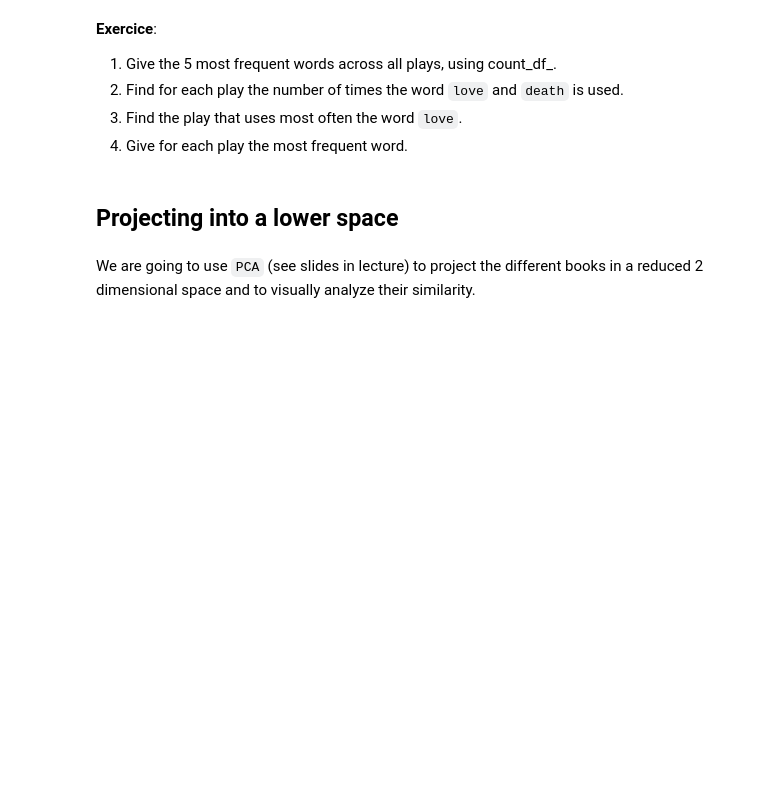
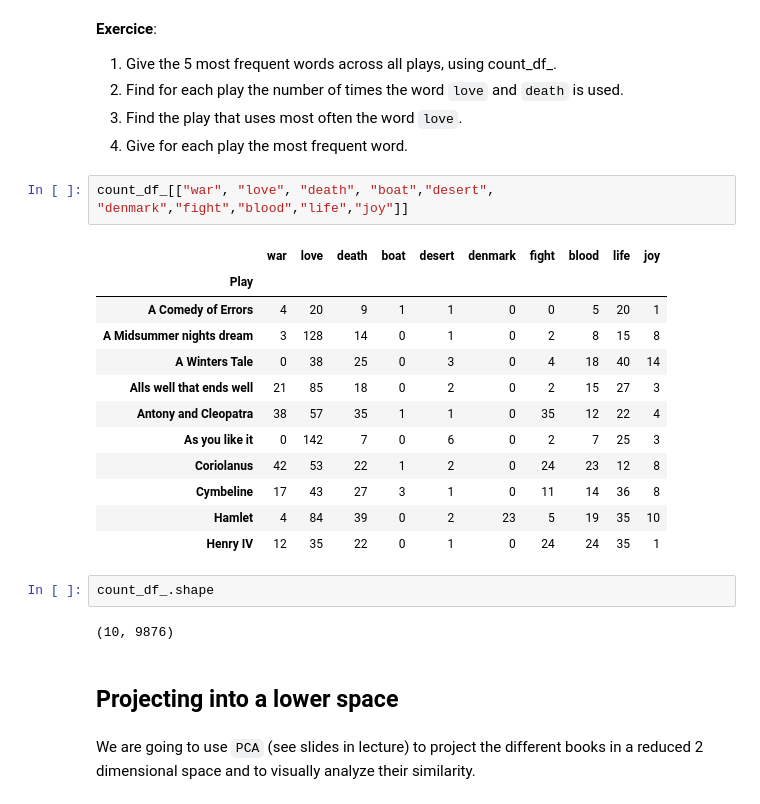
Before and after one commit to py4SHS/nlp, a Jupyter notebook: lab/lab.ipynb, the cells around one changed output. Saved outputs shown, nothing was run; the diff lists cells and outputs as text; blank space fills up the shorter version.

```diff
--- a/lab/lab.ipynb
+++ b/lab/lab.ipynb
@@ -93,6 +217,25 @@ count_df = count_df_.merge(df, left_index=True, right_on="Play")
 2. Find for each play the number of times the word `love` and `death` is used.
 3. Find the play that uses most often the word `love`.
 5. Give for each play the most frequent word.
+# %%
+count_df_[["war", "love", "death", "boat","desert", "denmark","fight","blood","life","joy"]]
+# %% [output]
+|  | war | love | death | boat | desert | denmark | fight | blood | life | joy |
+| Play |  |  |  |  |  |  |  |  |  |  |
+| A Comedy of Errors | 4 | 20 | 9 | 1 | 1 | 0 | 0 | 5 | 20 | 1 |
+| A Midsummer nights dream | 3 | 128 | 14 | 0 | 1 | 0 | 2 | 8 | 15 | 8 |
+| A Winters Tale | 0 | 38 | 25 | 0 | 3 | 0 | 4 | 18 | 40 | 14 |
+| Alls well that ends well | 21 | 85 | 18 | 0 | 2 | 0 | 2 | 15 | 27 | 3 |
+| Antony and Cleopatra | 38 | 57 | 35 | 1 | 1 | 0 | 35 | 12 | 22 | 4 |
+| As you like it | 0 | 142 | 7 | 0 | 6 | 0 | 2 | 7 | 25 | 3 |
+| Coriolanus | 42 | 53 | 22 | 1 | 2 | 0 | 24 | 23 | 12 | 8 |
+| Cymbeline | 17 | 43 | 27 | 3 | 1 | 0 | 11 | 14 | 36 | 8 |
+| Hamlet | 4 | 84 | 39 | 0 | 2 | 23 | 5 | 19 | 35 | 10 |
+| Henry IV | 12 | 35 | 22 | 0 | 1 | 0 | 24 | 24 | 35 | 1 |
+# %%
+count_df_.shape
+# %% [output]
+(10, 9876)
 # %% [markdown]
 ## Projecting into a lower space
 # %% [markdown]
```
Also changed, not shown: parts of 21 cells of this notebook.
